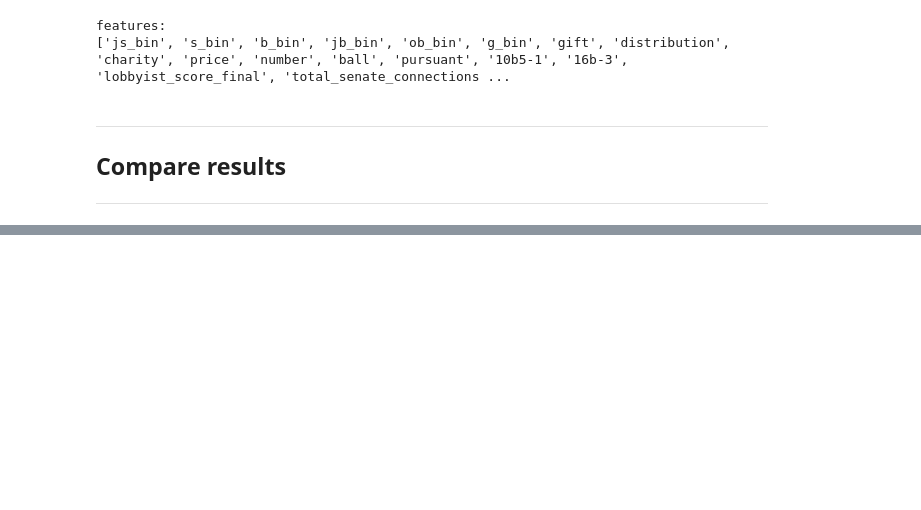
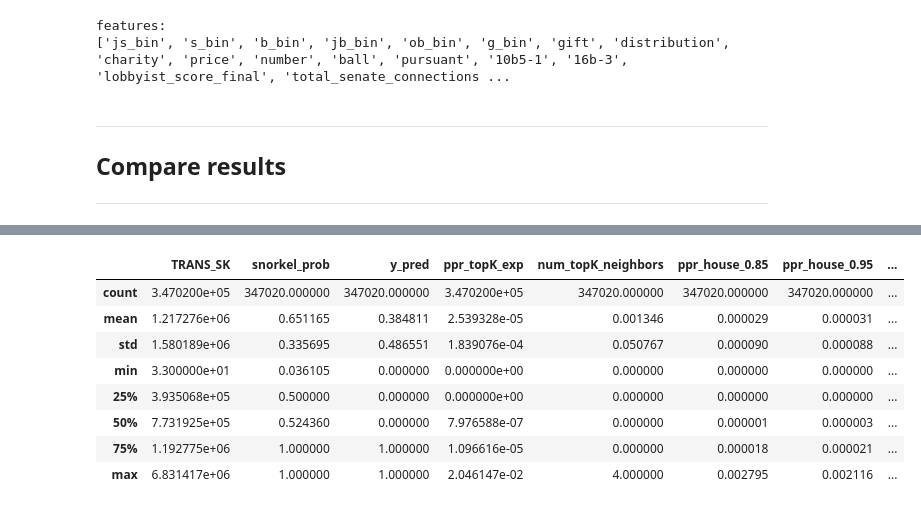
Before and after one commit to Blimperoo/DSA4263-Final-Insider-Trading, a Jupyter notebook: src/main/main.ipynb, the cells around one changed output, grey strips where cells are left out. Saved outputs shown, nothing was run; the diff lists cells and outputs as text; code cells hidden in the pictures; blank space fills up the shorter version.

```diff
--- a/src/main/main.ipynb
+++ b/src/main/main.ipynb
@@ -88,3 +90,6 @@ features:
 ___
 ## Compare results
 ___
+# %%
+data =pd.read_csv("../../data_untracked/processed/testing_full_features.csv")
+list(data.columns)
@@ -90,0 +114,13 @@ ___
+# %%
+pd.set_option('display.max_columns', None)
+data.describe()
+# %% [output]
+|  | TRANS_SK | snorkel_prob | y_pred | ppr_topK_exp | num_topK_neighbors | ppr_house_0.85 | ppr_house_0.95 | ... |
+| count | 3.470200e+05 | 347020.000000 | 347020.000000 | 3.470200e+05 | 347020.000000 | 347020.000000 | 347020.000000 | ... |
+| mean | 1.217276e+06 | 0.651165 | 0.384811 | 2.539328e-05 | 0.001346 | 0.000029 | 0.000031 | ... |
+| std | 1.580189e+06 | 0.335695 | 0.486551 | 1.839076e-04 | 0.050767 | 0.000090 | 0.000088 | ... |
+| min | 3.300000e+01 | 0.036105 | 0.000000 | 0.000000e+00 | 0.000000 | 0.000000 | 0.000000 | ... |
+| 25% | 3.935068e+05 | 0.500000 | 0.000000 | 0.000000e+00 | 0.000000 | 0.000000 | 0.000000 | ... |
+| 50% | 7.731925e+05 | 0.524360 | 0.000000 | 7.976588e-07 | 0.000000 | 0.000001 | 0.000003 | ... |
+| 75% | 1.192775e+06 | 1.000000 | 1.000000 | 1.096616e-05 | 0.000000 | 0.000018 | 0.000021 | ... |
+| max | 6.831417e+06 | 1.000000 | 1.000000 | 2.046147e-02 | 4.000000 | 0.002795 | 0.002116 | ... |
```
Also changed, not shown: parts of 2 cells of this notebook, 1 other file.
